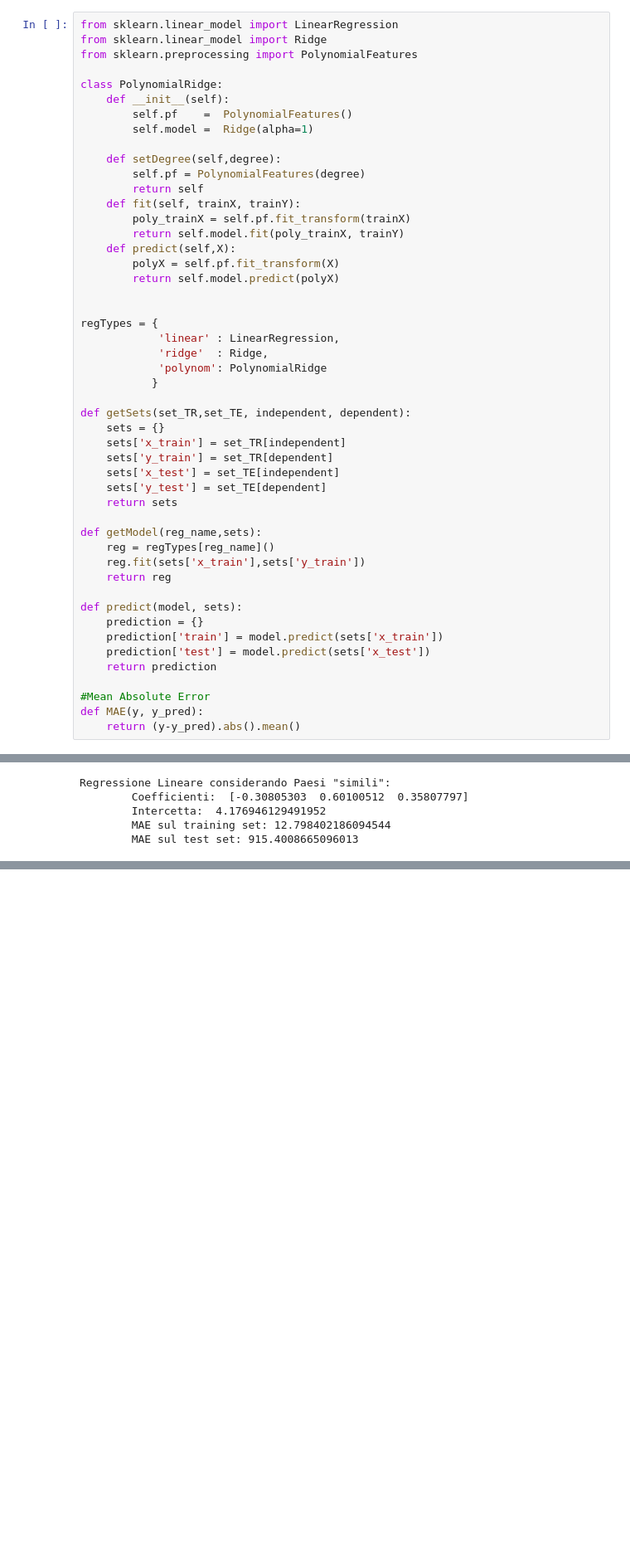
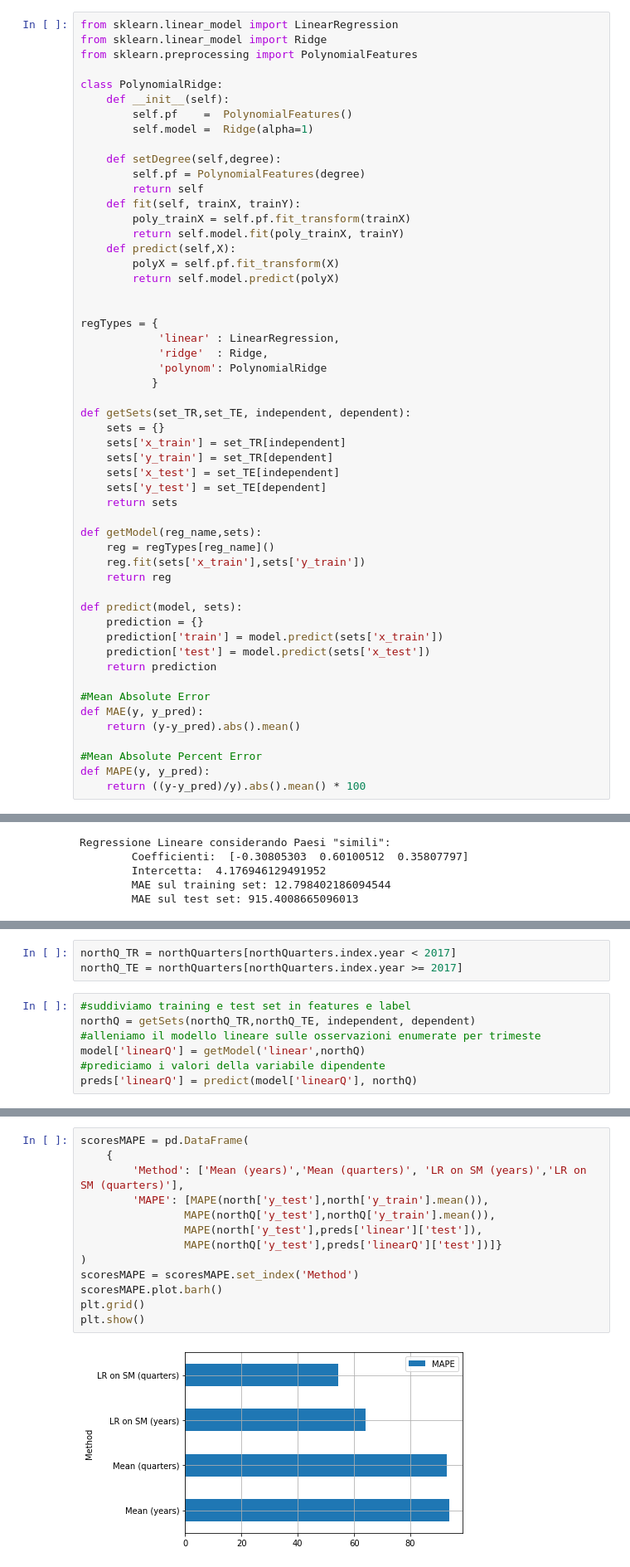
Before and after one commit to loremod/AfricaConflictsPrediction, a Jupyter notebook: Social Media Project.ipynb, the cells around one changed output, grey strips where cells are left out. Shown at 83% size. Drawn from its saved outputs; the diff is of its cells as text; blank space fills up the shorter version.

Commit message:
Add MAPE metric
Add Mean Absolute Percent Error metric

```diff
--- a/Social Media Project.ipynb
+++ b/Social Media Project.ipynb
@@ -339,3 +345,7 @@ def predict(model, sets):
 #Mean Absolute Error
 def MAE(y, y_pred):
     return (y-y_pred).abs().mean()
+
+#Mean Absolute Percent Error
+def MAPE(y, y_pred):
+    return ((y-y_pred)/y).abs().mean() * 100
@@ -454,0 +478,10 @@ protests_predictions.plot()
+# %%
+northQ_TR = northQuarters[northQuarters.index.year < 2017]
+northQ_TE = northQuarters[northQuarters.index.year >= 2017]
+# %%
+#suddiviamo training e test set in features e label
+northQ = getSets(northQ_TR,northQ_TE, independent, dependent)
+#alleniamo il modello lineare sulle osservazioni enumerate per trimeste
+model['linearQ'] = getModel('linear',northQ)
+#prediciamo i valori della variabile dipendente
+preds['linearQ'] = predict(model['linearQ'], northQ)
@@ -454,0 +530,15 @@ protests_predictions.plot()
+# %%
+scoresMAPE = pd.DataFrame(
+    {
+        'Method': ['Mean (years)','Mean (quarters)', 'LR on SM (years)','LR on SM (quarters)'],
+        'MAPE': [MAPE(north['y_test'],north['y_train'].mean()),
+                MAPE(northQ['y_test'],northQ['y_train'].mean()),
+                MAPE(north['y_test'],preds['linear']['test']),
+                MAPE(northQ['y_test'],preds['linearQ']['test'])]}
+)
+scoresMAPE = scoresMAPE.set_index('Method')
+scoresMAPE.plot.barh()
+plt.grid()
+plt.show()
+# %% [output]
+[figure, added]
```
Also changed, not shown: parts of 69 cells of this notebook.
